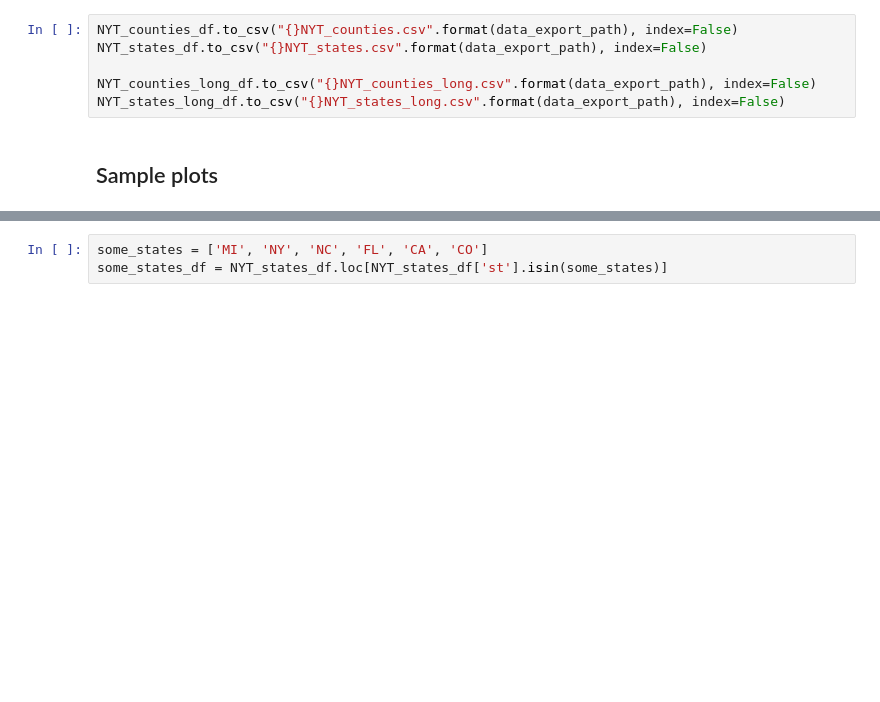
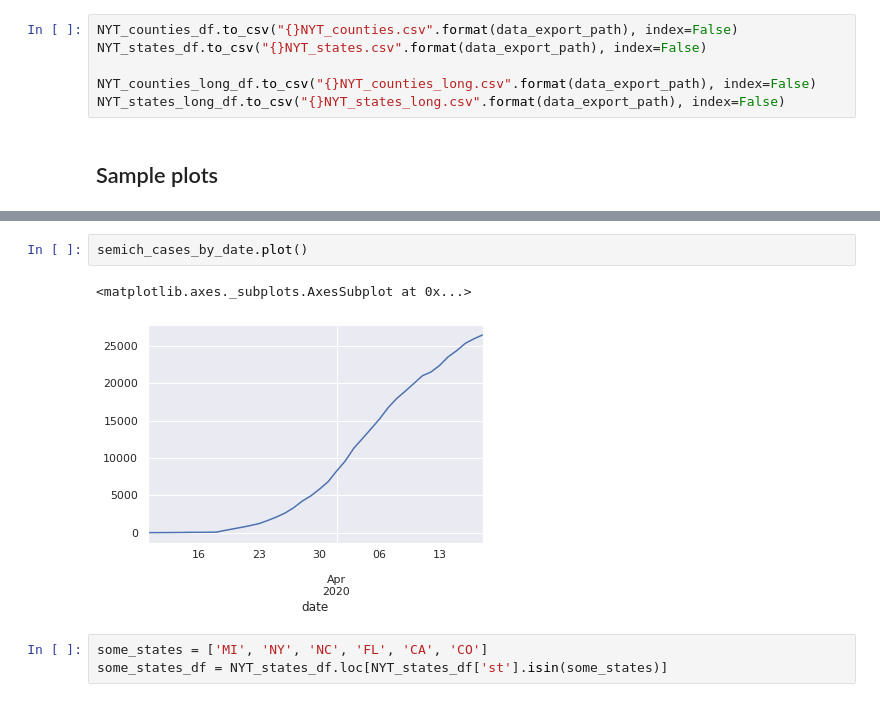
Before and after one commit to misken/c19, a Jupyter notebook: get_c19_data_nytimes.ipynb, the cells around one changed output, grey strips where cells are left out. Saved outputs shown, nothing was run; the diff lists cells and outputs as text; blank space fills up the shorter version.

```diff
--- a/get_c19_data_nytimes.ipynb
+++ b/get_c19_data_nytimes.ipynb
@@ -177,3 +201,8 @@ g = g.map(plt.plot, "day", "cases")
+# %%
+semich_cases_by_date.plot()
+# %% [output]
+<matplotlib.axes._subplots.AxesSubplot at 0x...>
+[figure, added]
 # %%
 some_states = ['MI', 'NY', 'NC', 'FL', 'CA', 'CO']
 some_states_df = NYT_states_df.loc[NYT_states_df['st'].isin(some_states)]
```
Also changed, not shown: parts of 13 cells of this notebook, 3 other files.
